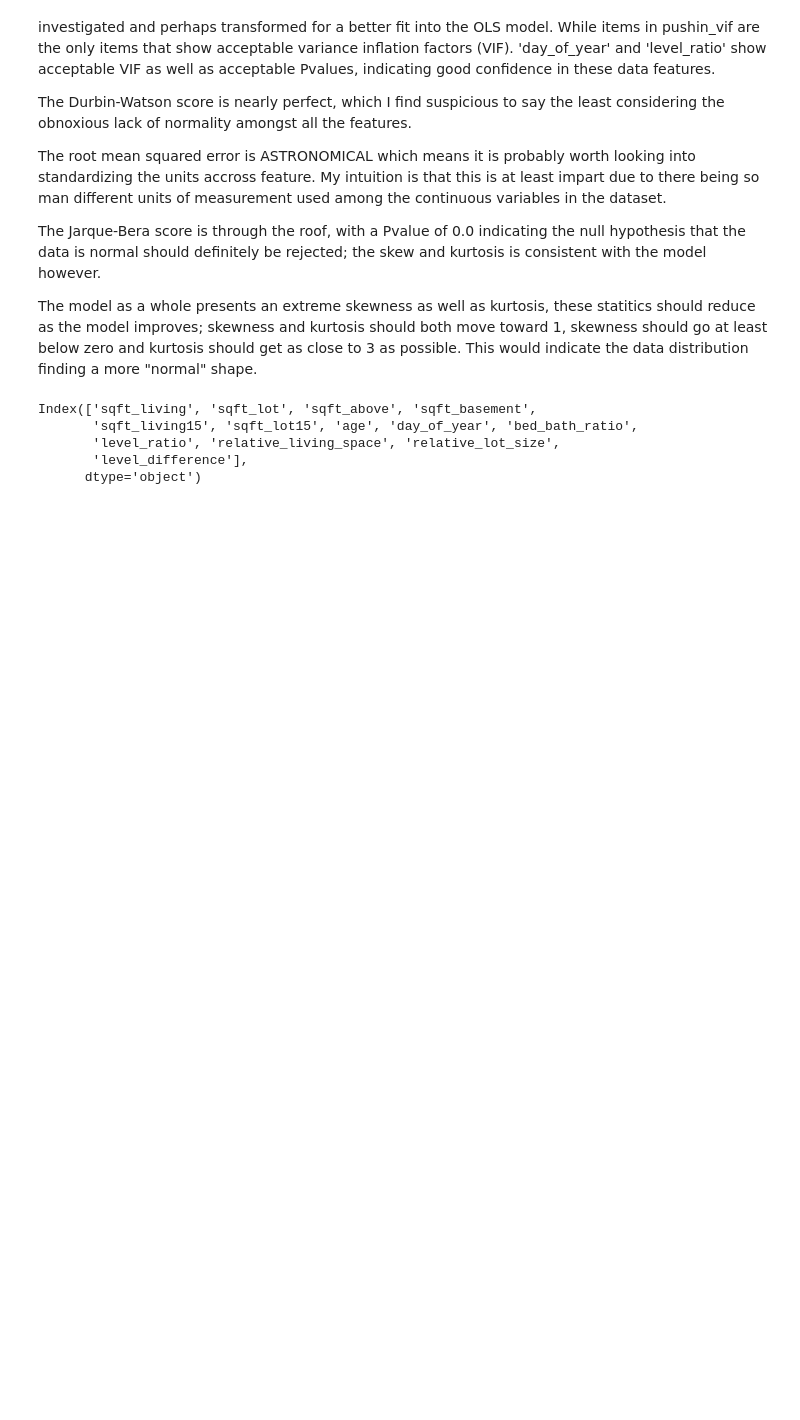
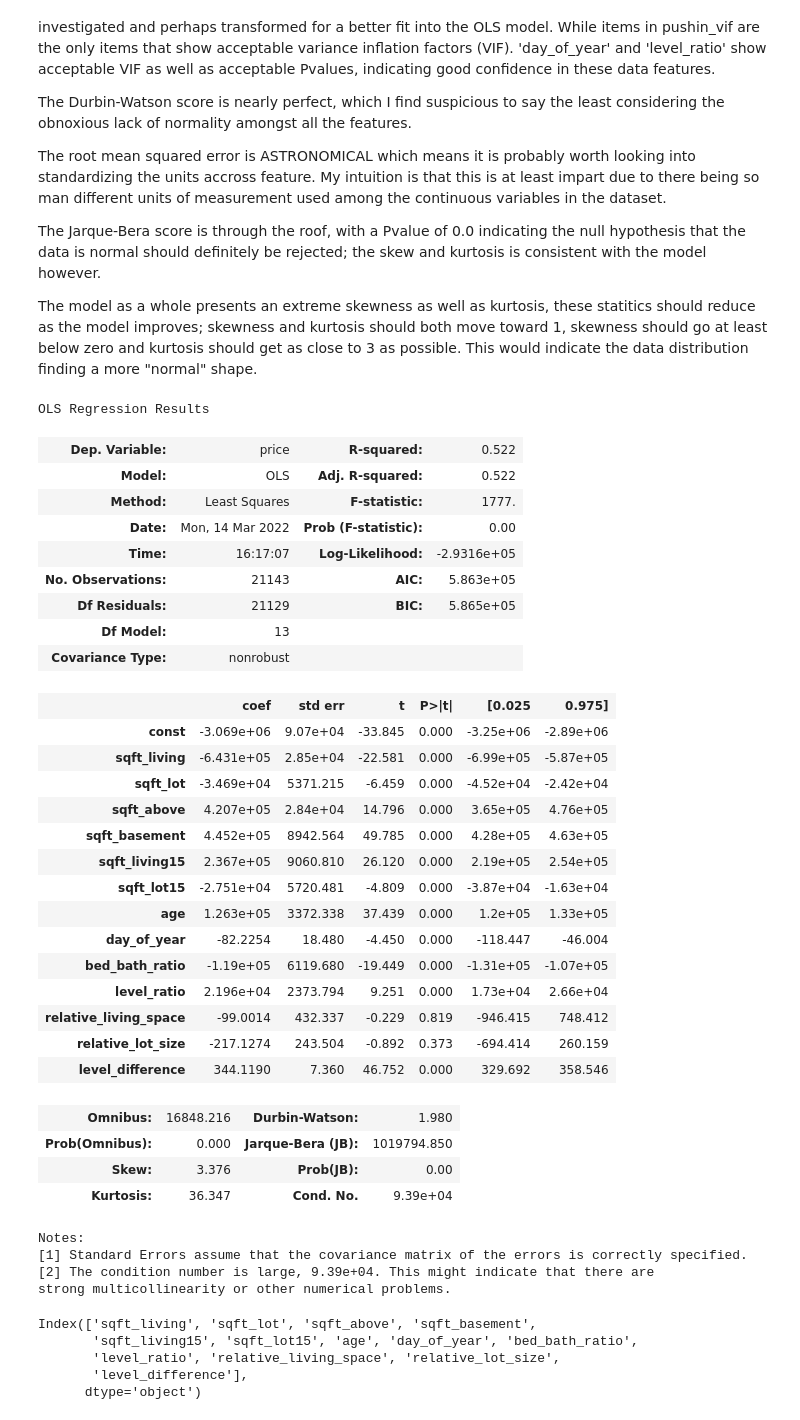
Before and after one commit to Zeth-Abney/Flatiron-school, a Jupyter notebook: phase-2/PROJECT/EDA-two.ipynb, the cells around one changed output. Cells and saved outputs as stored; diff of their text form; code cells hidden in the pictures; blank space fills up the shorter version.

```diff
--- a/phase-2/PROJECT/EDA-two.ipynb
+++ b/phase-2/PROJECT/EDA-two.ipynb
@@ -222,6 +208,44 @@ log_tran['level_ratio'].replace(np.NINF,-1,inplace=True)
 log_tran['relative_living_space'].replace(np.NINF,-9.069928,inplace=True)
 log_tran['relative_lot_size'].replace(np.NINF,-14.019086,inplace=True)
 log_tran['level_difference'].replace(np.NINF,-8.989694,inplace=True)
+# %%
+predictors_int = sm.add_constant(log_tran)
+model = sm.OLS(y,predictors_int).fit()
+model.summary()
+# %% [output]
+OLS Regression Results
+| Dep. Variable: | price | R-squared: | 0.522 |
+| Model: | OLS | Adj. R-squared: | 0.522 |
+| Method: | Least Squares | F-statistic: | 1777. |
+| Date: | Mon, 14 Mar 2022 | Prob (F-statistic): | 0.00 |
+| Time: | 16:17:07 | Log-Likelihood: | -2.9316e+05 |
+| No. Observations: | 21143 | AIC: | 5.863e+05 |
+| Df Residuals: | 21129 | BIC: | 5.865e+05 |
+| Df Model: | 13 |  |  |
+| Covariance Type: | nonrobust |  |  |
+|  | coef | std err | t | P>|t| | [0.025 | 0.975] |
+| const | -3.069e+06 | 9.07e+04 | -33.845 | 0.000 | -3.25e+06 | -2.89e+06 |
+| sqft_living | -6.431e+05 | 2.85e+04 | -22.581 | 0.000 | -6.99e+05 | -5.87e+05 |
+| sqft_lot | -3.469e+04 | 5371.215 | -6.459 | 0.000 | -4.52e+04 | -2.42e+04 |
+| sqft_above | 4.207e+05 | 2.84e+04 | 14.796 | 0.000 | 3.65e+05 | 4.76e+05 |
+| sqft_basement | 4.452e+05 | 8942.564 | 49.785 | 0.000 | 4.28e+05 | 4.63e+05 |
+| sqft_living15 | 2.367e+05 | 9060.810 | 26.120 | 0.000 | 2.19e+05 | 2.54e+05 |
+| sqft_lot15 | -2.751e+04 | 5720.481 | -4.809 | 0.000 | -3.87e+04 | -1.63e+04 |
+| age | 1.263e+05 | 3372.338 | 37.439 | 0.000 | 1.2e+05 | 1.33e+05 |
+| day_of_year | -82.2254 | 18.480 | -4.450 | 0.000 | -118.447 | -46.004 |
+| bed_bath_ratio | -1.19e+05 | 6119.680 | -19.449 | 0.000 | -1.31e+05 | -1.07e+05 |
+| level_ratio | 2.196e+04 | 2373.794 | 9.251 | 0.000 | 1.73e+04 | 2.66e+04 |
+| relative_living_space | -99.0014 | 432.337 | -0.229 | 0.819 | -946.415 | 748.412 |
+| relative_lot_size | -217.1274 | 243.504 | -0.892 | 0.373 | -694.414 | 260.159 |
+| level_difference | 344.1190 | 7.360 | 46.752 | 0.000 | 329.692 | 358.546 |
+| Omnibus: | 16848.216 | Durbin-Watson: | 1.980 |
+| Prob(Omnibus): | 0.000 | Jarque-Bera (JB): | 1019794.850 |
+| Skew: | 3.376 | Prob(JB): | 0.00 |
+| Kurtosis: | 36.347 | Cond. No. | 9.39e+04 |
+Notes:
+[1] Standard Errors assume that the covariance matrix of the errors is correctly specified.
+[2] The condition number is large, 9.39e+04. This might indicate that there are
+strong multicollinearity or other numerical problems.
 # %%
 # log_tran.hist(figsize=(10,10))
 # plt.show()
```
Also changed, not shown: parts of 9 cells of this notebook, 1 other file.
